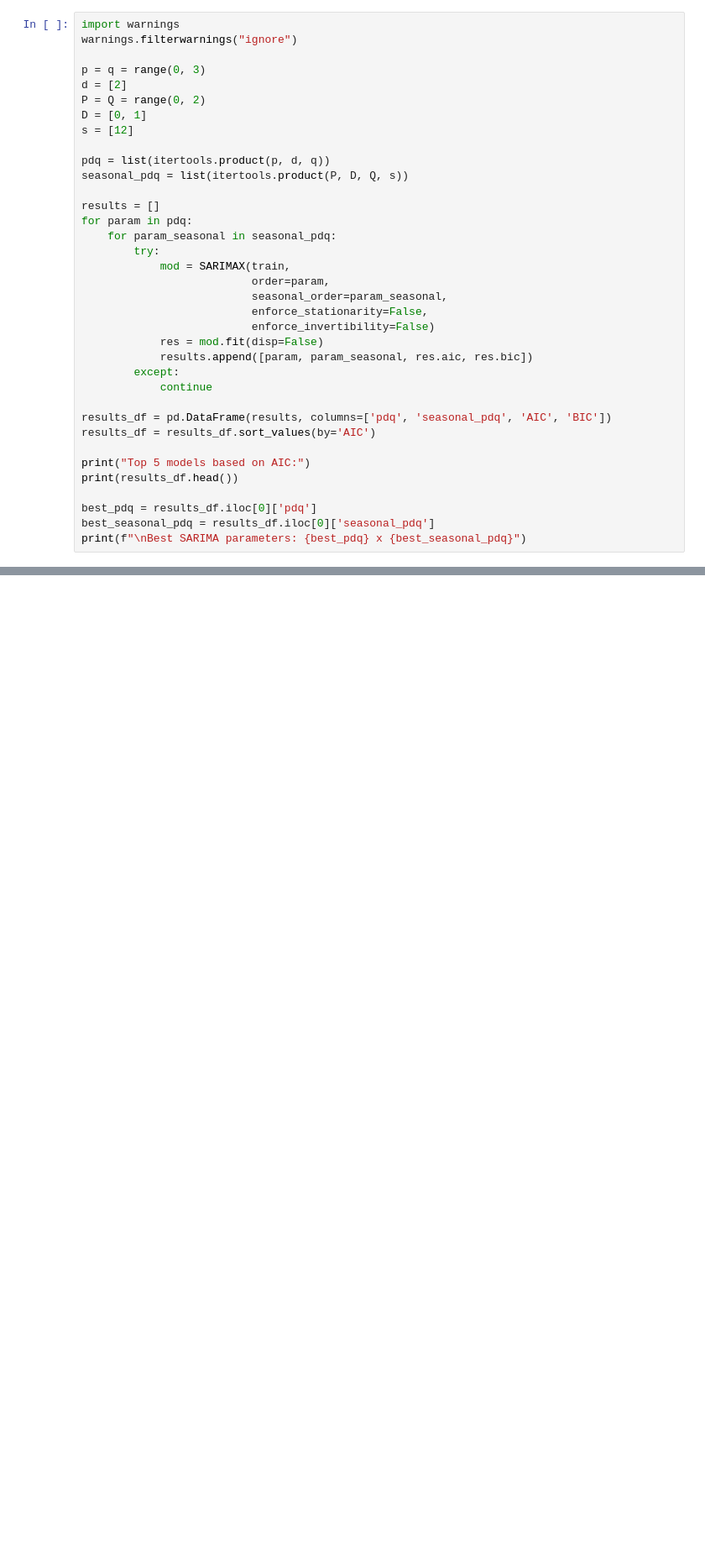
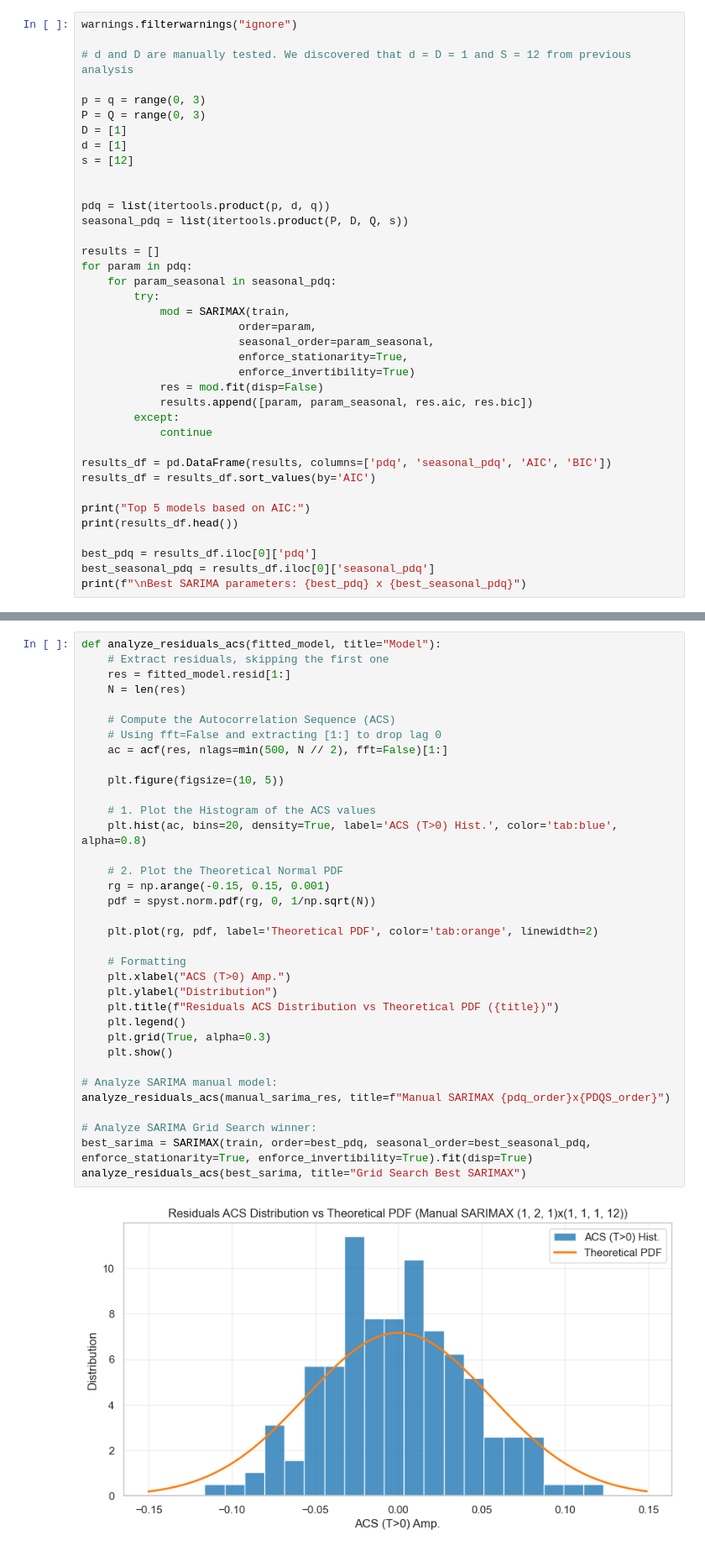
Before and after one commit to Pedr0S22/price-tagging-cpi, a Jupyter notebook: cpi-tagging.ipynb, the cells around one changed output, grey strips where cells are left out. Shown at 84% size. Drawn from its saved outputs; the diff is of its cells as text; blank space fills up the shorter version.

```diff
--- a/cpi-tagging.ipynb
+++ b/cpi-tagging.ipynb
@@ -251,12 +450,14 @@ We perform a grid search to find the optimal SARIMA $(p, 2, q) \times (P, D, Q)_
 # %%
-import warnings
 warnings.filterwarnings("ignore")
 
+# d and D are manually tested. We discovered that d = D = 1 and S = 12 from previous analysis
+
 p = q = range(0, 3)
-d = [2]
-P = Q = range(0, 2)
-D = [0, 1]
+P = Q = range(0, 3)
+D = [1]
+d = [1]
 s = [12]
+
 
 pdq = list(itertools.product(p, d, q))
 seasonal_pdq = list(itertools.product(P, D, Q, s))
@@ -266,10 +467,10 @@ for param in pdq:
     for param_seasonal in seasonal_pdq:
         try:
             mod = SARIMAX(train,
-                          order=param,
-                          seasonal_order=param_seasonal,
-                          enforce_stationarity=False,
-                          enforce_invertibility=False)
+                        order=param,
+                        seasonal_order=param_seasonal,
+                        enforce_stationarity=True,
+                        enforce_invertibility=True)
             res = mod.fit(disp=False)
             results.append([param, param_seasonal, res.aic, res.bic])
         except:
@@ -296,0 +500,37 @@ Best SARIMA parameters: (0, 2, 2) x (1, 0, 1, 12)
+# %%
+def analyze_residuals_acs(fitted_model, title="Model"):
+    # Extract residuals, skipping the first one
+    res = fitted_model.resid[1:]
+    N = len(res)
+
+    # Compute the Autocorrelation Sequence (ACS)
+    # Using fft=False and extracting [1:] to drop lag 0
+    ac = acf(res, nlags=min(500, N // 2), fft=False)[1:]
+
+    plt.figure(figsize=(10, 5))
+
+    # 1. Plot the Histogram of the ACS values
+    plt.hist(ac, bins=20, density=True, label='ACS (T>0) Hist.', color='tab:blue', alpha=0.8)
+
+    # 2. Plot the Theoretical Normal PDF
+    rg = np.arange(-0.15, 0.15, 0.001)
+    pdf = spyst.norm.pdf(rg, 0, 1/np.sqrt(N))
+
+    plt.plot(rg, pdf, label='Theoretical PDF', color='tab:orange', linewidth=2)
+
+    # Formatting
+    plt.xlabel("ACS (T>0) Amp.")
+    plt.ylabel("Distribution")
+    plt.title(f"Residuals ACS Distribution vs Theoretical PDF ({title})")
+    plt.legend()
+    plt.grid(True, alpha=0.3)
+    plt.show()
+
+# Analyze SARIMA manual model:
+analyze_residuals_acs(manual_sarima_res, title=f"Manual SARIMAX {pdq_order}x{PDQS_order}")
+
+# Analyze SARIMA Grid Search winner:
+best_sarima = SARIMAX(train, order=best_pdq, seasonal_order=best_seasonal_pdq, enforce_stationarity=True, enforce_invertibility=True).fit(disp=True)
+analyze_residuals_acs(best_sarima, title="Grid Search Best SARIMAX")
+# %% [output]
+[figure, added]
```
Also changed, not shown: parts of 22 cells of this notebook.
